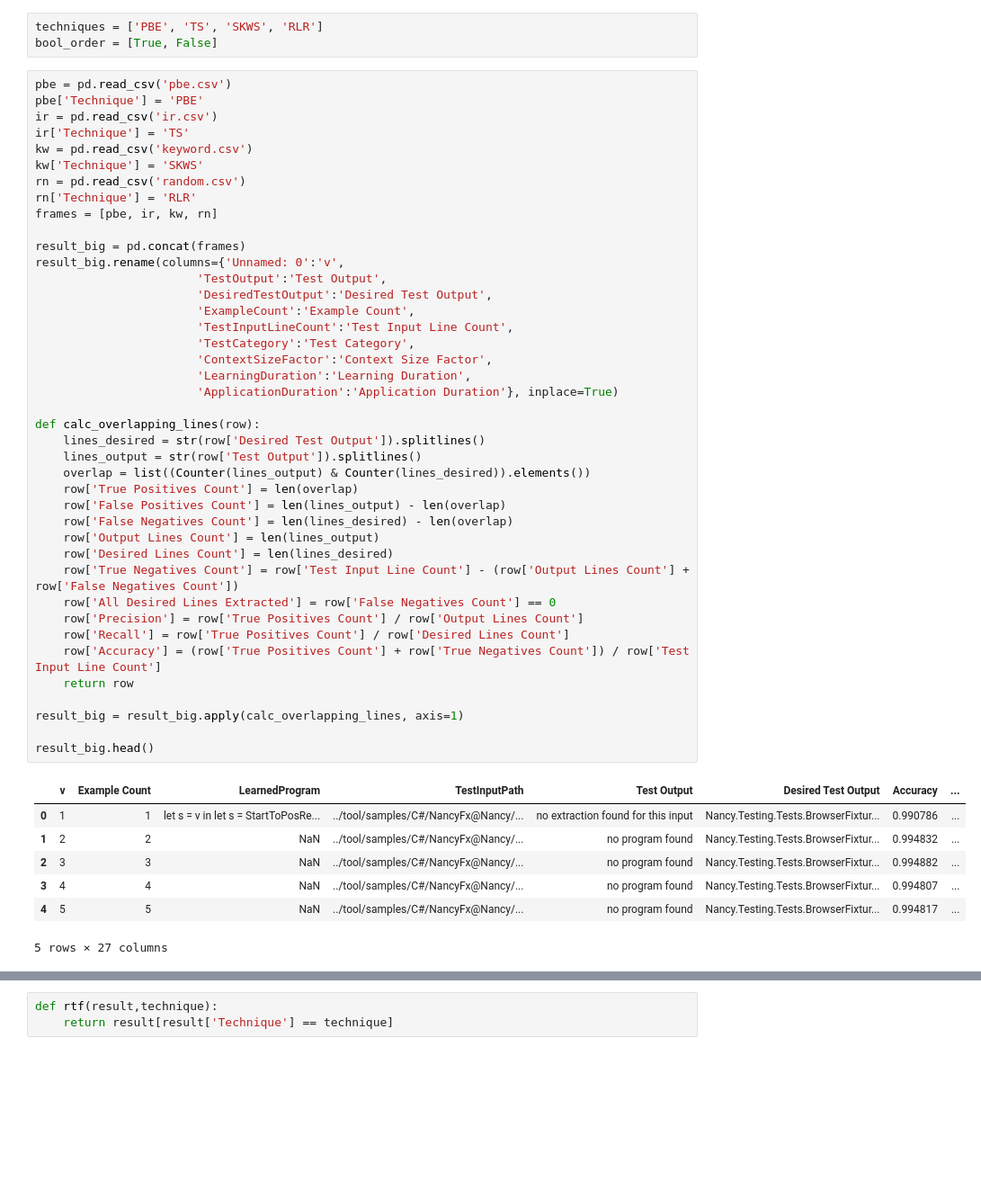
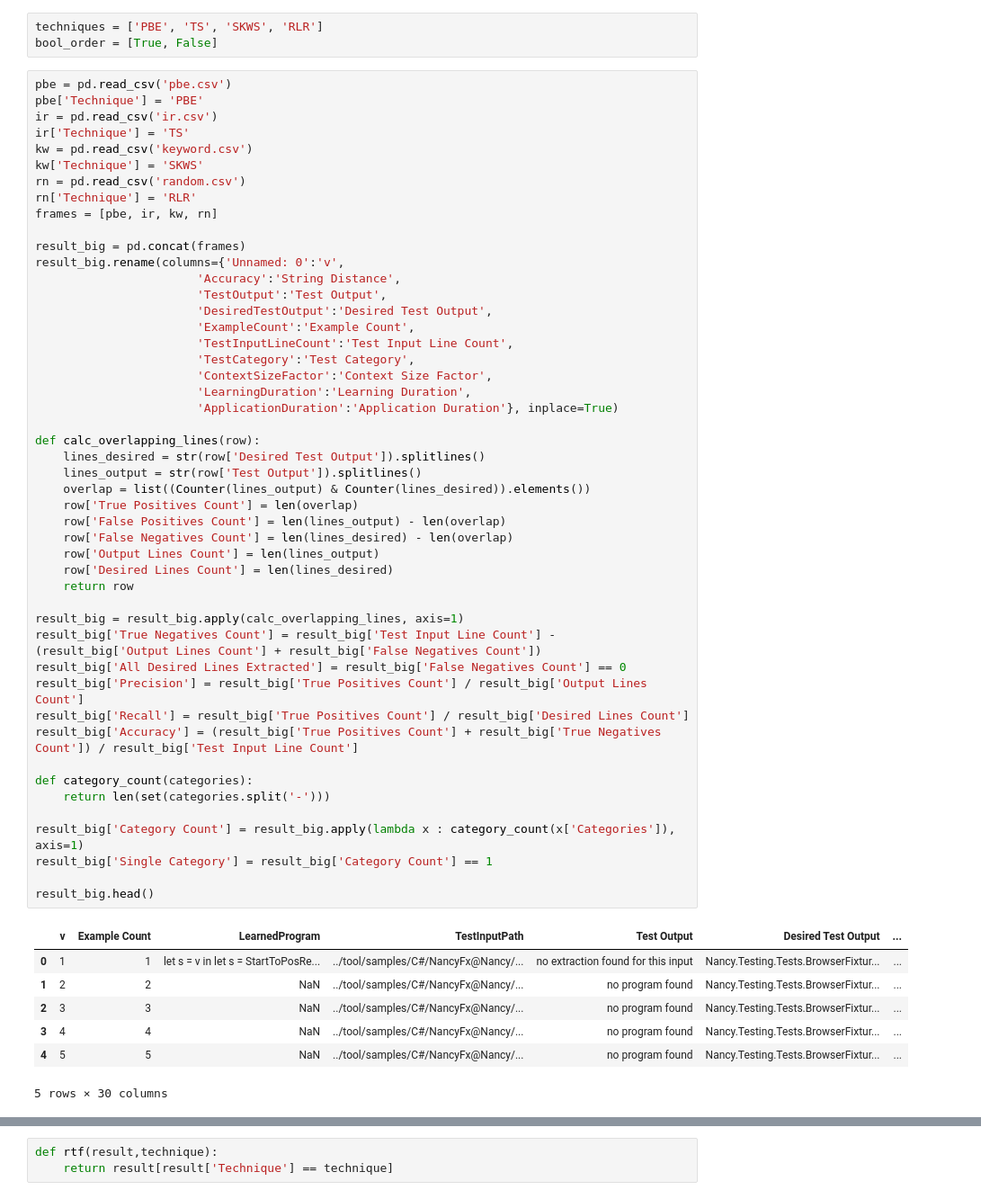
Before and after one commit to lacinoire/master-thesis, a Jupyter notebook: evaluation/results/big_study_data_analysis.ipynb, the cells around one changed output, grey strips where cells are left out. Shown at 90% size. Drawn from its saved outputs; the diff is of its cells as text; blank space fills up the shorter version.

```diff
--- a/evaluation/results/big_study_data_analysis.ipynb
+++ b/evaluation/results/big_study_data_analysis.ipynb
@@ -53,43 +53,50 @@ kw['Technique'] = 'SKWS'
 rn = pd.read_csv('random.csv')
 rn['Technique'] = 'RLR'
 frames = [pbe, ir, kw, rn]
 
 result_big = pd.concat(frames)
 result_big.rename(columns={'Unnamed: 0':'v',
+                       'Accuracy':'String Distance',
                        'TestOutput':'Test Output',
                        'DesiredTestOutput':'Desired Test Output',
                        'ExampleCount':'Example Count',
                        'TestInputLineCount':'Test Input Line Count',
                        'TestCategory':'Test Category',
                        'ContextSizeFactor':'Context Size Factor',
                        'LearningDuration':'Learning Duration',
                        'ApplicationDuration':'Application Duration'}, inplace=True)
 
 def calc_overlapping_lines(row):
     lines_desired = str(row['Desired Test Output']).splitlines()
     lines_output = str(row['Test Output']).splitlines()
     overlap = list((Counter(lines_output) & Counter(lines_desired)).elements())
     row['True Positives Count'] = len(overlap)
     row['False Positives Count'] = len(lines_output) - len(overlap)
     row['False Negatives Count'] = len(lines_desired) - len(overlap)
     row['Output Lines Count'] = len(lines_output)
     row['Desired Lines Count'] = len(lines_desired)
-    row['True Negatives Count'] = row['Test Input Line Count'] - (row['Output Lines Count'] + row['False Negatives Count'])
-    row['All Desired Lines Extracted'] = row['False Negatives Count'] == 0
-    row['Precision'] = row['True Positives Count'] / row['Output Lines Count']
-    row['Recall'] = row['True Positives Count'] / row['Desired Lines Count']
-    row['Accuracy'] = (row['True Positives Count'] + row['True Negatives Count']) / row['Test Input Line Count']
     return row
 
 result_big = result_big.apply(calc_overlapping_lines, axis=1)
+result_big['True Negatives Count'] = result_big['Test Input Line Count'] - (result_big['Output Lines Count'] + result_big['False Negatives Count'])
+result_big['All Desired Lines Extracted'] = result_big['False Negatives Count'] == 0
+result_big['Precision'] = result_big['True Positives Count'] / result_big['Output Lines Count']
+result_big['Recall'] = result_big['True Positives Count'] / result_big['Desired Lines Count']
+result_big['Accuracy'] = (result_big['True Positives Count'] + result_big['True Negatives Count']) / result_big['Test Input Line Count']
+
+def category_count(categories):
+    return len(set(categories.split('-')))
+
+result_big['Category Count'] = result_big.apply(lambda x : category_count(x['Categories']), axis=1)
+result_big['Single Category'] = result_big['Category Count'] == 1
 
 result_big.head()
 # %% [output]
-|  | v | Example Count | LearnedProgram | TestInputPath | Test Output | Desired Test Output | Accuracy | ... |
-| 0 | 1 | 1 | let s = v in let s = StartToPosRe... | ../tool/samples/C#/NancyFx@Nancy/... | no extraction found for this input | Nancy.Testing.Tests.BrowserFixtur... | 0.990786 | ... |
-| 1 | 2 | 2 | NaN | ../tool/samples/C#/NancyFx@Nancy/... | no program found | Nancy.Testing.Tests.BrowserFixtur... | 0.994832 | ... |
-| 2 | 3 | 3 | NaN | ../tool/samples/C#/NancyFx@Nancy/... | no program found | Nancy.Testing.Tests.BrowserFixtur... | 0.994882 | ... |
-| 3 | 4 | 4 | NaN | ../tool/samples/C#/NancyFx@Nancy/... | no program found | Nancy.Testing.Tests.BrowserFixtur... | 0.994807 | ... |
-| 4 | 5 | 5 | NaN | ../tool/samples/C#/NancyFx@Nancy/... | no program found | Nancy.Testing.Tests.BrowserFixtur... | 0.994817 | ... |
+|  | v | Example Count | LearnedProgram | TestInputPath | Test Output | Desired Test Output | ... |
+| 0 | 1 | 1 | let s = v in let s = StartToPosRe... | ../tool/samples/C#/NancyFx@Nancy/... | no extraction found for this input | Nancy.Testing.Tests.BrowserFixtur... | ... |
+| 1 | 2 | 2 | NaN | ../tool/samples/C#/NancyFx@Nancy/... | no program found | Nancy.Testing.Tests.BrowserFixtur... | ... |
+| 2 | 3 | 3 | NaN | ../tool/samples/C#/NancyFx@Nancy/... | no program found | Nancy.Testing.Tests.BrowserFixtur... | ... |
+| 3 | 4 | 4 | NaN | ../tool/samples/C#/NancyFx@Nancy/... | no program found | Nancy.Testing.Tests.BrowserFixtur... | ... |
+| 4 | 5 | 5 | NaN | ../tool/samples/C#/NancyFx@Nancy/... | no program found | Nancy.Testing.Tests.BrowserFixtur... | ... |
-5 rows × 27 columns
+5 rows × 30 columns
 # %%
```
Also changed, not shown: parts of 20 cells of this notebook, 51 other files.
